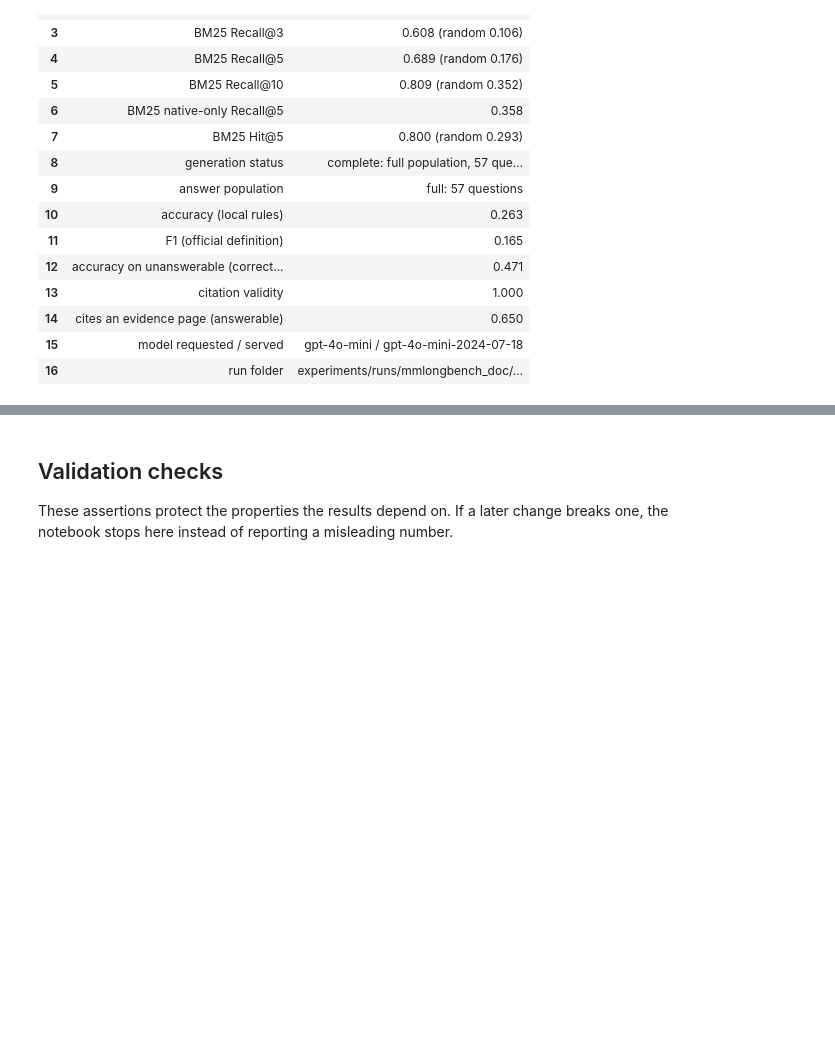
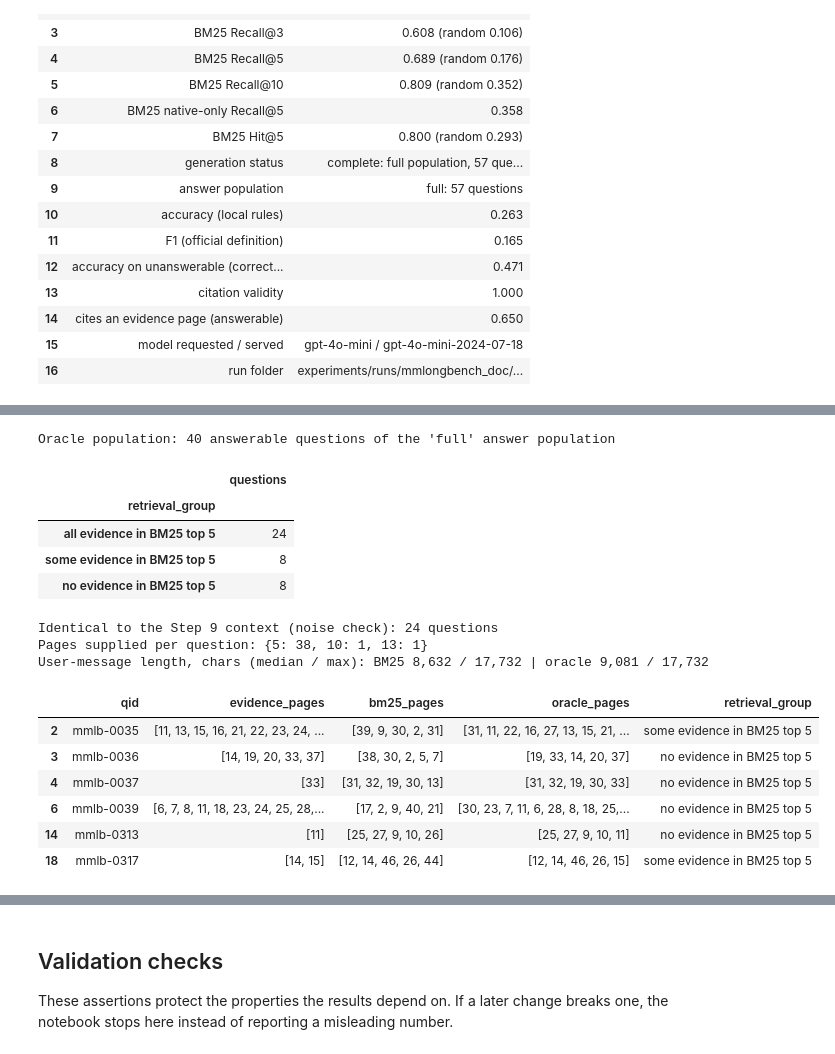
Before and after one commit to ROUSenghak/Multimodal-Document-Intelligence, a Jupyter notebook: notebooks/project/14_mmlongbench_doc_benchmark.ipynb, the cells around one changed output, grey strips where cells are left out. Saved outputs shown, nothing was run; the diff lists cells and outputs as text; code cells hidden in the pictures; blank space fills up the shorter version.

```diff
--- a/notebooks/project/14_mmlongbench_doc_benchmark.ipynb
+++ b/notebooks/project/14_mmlongbench_doc_benchmark.ipynb
@@ -1924,0 +1972,59 @@ The retrieval failures show three distinct error types:
+# %%
+def oracle_pages(evidence, ranking, k):
+    """All evidence pages, padded with the best-ranked non-evidence pages up to k, in ranking order."""
+    evidence = set(evidence)
+    padding = [page for page in ranking if page not in evidence][: max(0, k - len(evidence))]
+    chosen = evidence | set(padding)
+    return [page for page in ranking if page in chosen]
+
+
+# The operation on hand-made cases first (page numbers, not benchmark data):
+assert oracle_pages([3, 7], [7, 1, 2, 3, 4], 3) == [7, 1, 3]  # page 3 replaces page 2, the lowest-ranked distractor
+assert oracle_pages([7, 1], [7, 1, 2, 3, 4], 3) == [7, 1, 2]  # BM25 already had all evidence: unchanged top 3
+assert oracle_pages([1, 2, 3, 4], [4, 9, 3, 2, 1], 2) == [4, 3, 2, 1]  # |E| > k: all evidence, no padding
+
+oracle_population = retrieval_population[retrieval_population["qid"].isin(answer_population["qid"])].copy()
+oracle_population["bm25_pages"] = oracle_population["ranking"].map(lambda r: list(r[:gen_k]))
+oracle_population["oracle_pages"] = [oracle_pages(e, r, gen_k) for e, r in zip(oracle_population["evidence_pages"], oracle_population["ranking"])]
+oracle_population["identical_context"] = oracle_population["oracle_pages"] == oracle_population["bm25_pages"]
+oracle_population["retrieval_group"] = np.select(
+    [oracle_population[f"recall@{gen_k}"] == 1, oracle_population[f"hit@{gen_k}"] == 1],
+    [f"all evidence in BM25 top {gen_k}", f"some evidence in BM25 top {gen_k}"],
+    f"no evidence in BM25 top {gen_k}",
+)
+VISUAL_SOURCES = {"Chart", "Figure"}
+oracle_population["evidence_group"] = oracle_population["evidence_sources"].map(
+    lambda sources: "chart or figure" if VISUAL_SOURCES & set(sources) else "text, layout or table only"
+)
+oracle_population["oracle_chars"] = [
+    len(build_user_message(q, p, d, top_k=len(p))) for q, p, d in zip(oracle_population["question"], oracle_population["oracle_pages"], oracle_population["doc_id"])
+]
+oracle_population["bm25_chars"] = [
+    len(build_user_message(q, r, d)) for q, r, d in zip(oracle_population["question"], oracle_population["ranking"], oracle_population["doc_id"])
+]
+
+print(f"Oracle population: {len(oracle_population)} answerable questions of the {GENERATION_MODE!r} answer population")
+display(oracle_population["retrieval_group"].value_counts().rename("questions").to_frame())
+print(f"Identical to the Step 9 context (noise check): {int(oracle_population['identical_context'].sum())} questions")
+print("Pages supplied per question:", oracle_population["oracle_pages"].map(len).value_counts().sort_index().to_dict())
+print(f"User-message length, chars (median / max): BM25 {oracle_population['bm25_chars'].median():,.0f} / {oracle_population['bm25_chars'].max():,} "
+      f"| oracle {oracle_population['oracle_chars'].median():,.0f} / {oracle_population['oracle_chars'].max():,}")
+changed = oracle_population[~oracle_population["identical_context"]]
+display(changed[["qid", "evidence_pages", "bm25_pages", "oracle_pages", "retrieval_group"]].head(6))
+# %% [output]
+Oracle population: 40 answerable questions of the 'full' answer population
+|  | questions |
+| retrieval_group |  |
+| all evidence in BM25 top 5 | 24 |
+| some evidence in BM25 top 5 | 8 |
+| no evidence in BM25 top 5 | 8 |
+Identical to the Step 9 context (noise check): 24 questions
+Pages supplied per question: {5: 38, 10: 1, 13: 1}
+User-message length, chars (median / max): BM25 8,632 / 17,732 | oracle 9,081 / 17,732
+|  | qid | evidence_pages | bm25_pages | oracle_pages | retrieval_group |
+| 2 | mmlb-0035 | [11, 13, 15, 16, 21, 22, 23, 24, ... | [39, 9, 30, 2, 31] | [31, 11, 22, 16, 27, 13, 15, 21, ... | some evidence in BM25 top 5 |
+| 3 | mmlb-0036 | [14, 19, 20, 33, 37] | [38, 30, 2, 5, 7] | [19, 33, 14, 20, 37] | no evidence in BM25 top 5 |
+| 4 | mmlb-0037 | [33] | [31, 32, 19, 30, 13] | [31, 32, 19, 30, 33] | no evidence in BM25 top 5 |
+| 6 | mmlb-0039 | [6, 7, 8, 11, 18, 23, 24, 25, 28,... | [17, 2, 9, 40, 21] | [30, 23, 7, 11, 6, 28, 8, 18, 25,... | no evidence in BM25 top 5 |
+| 14 | mmlb-0313 | [11] | [25, 27, 9, 10, 26] | [25, 27, 9, 10, 11] | no evidence in BM25 top 5 |
+| 18 | mmlb-0317 | [14, 15] | [12, 14, 46, 26, 44] | [12, 14, 46, 26, 15] | some evidence in BM25 top 5 |
```
Also changed, not shown: parts of 20 cells of this notebook.
